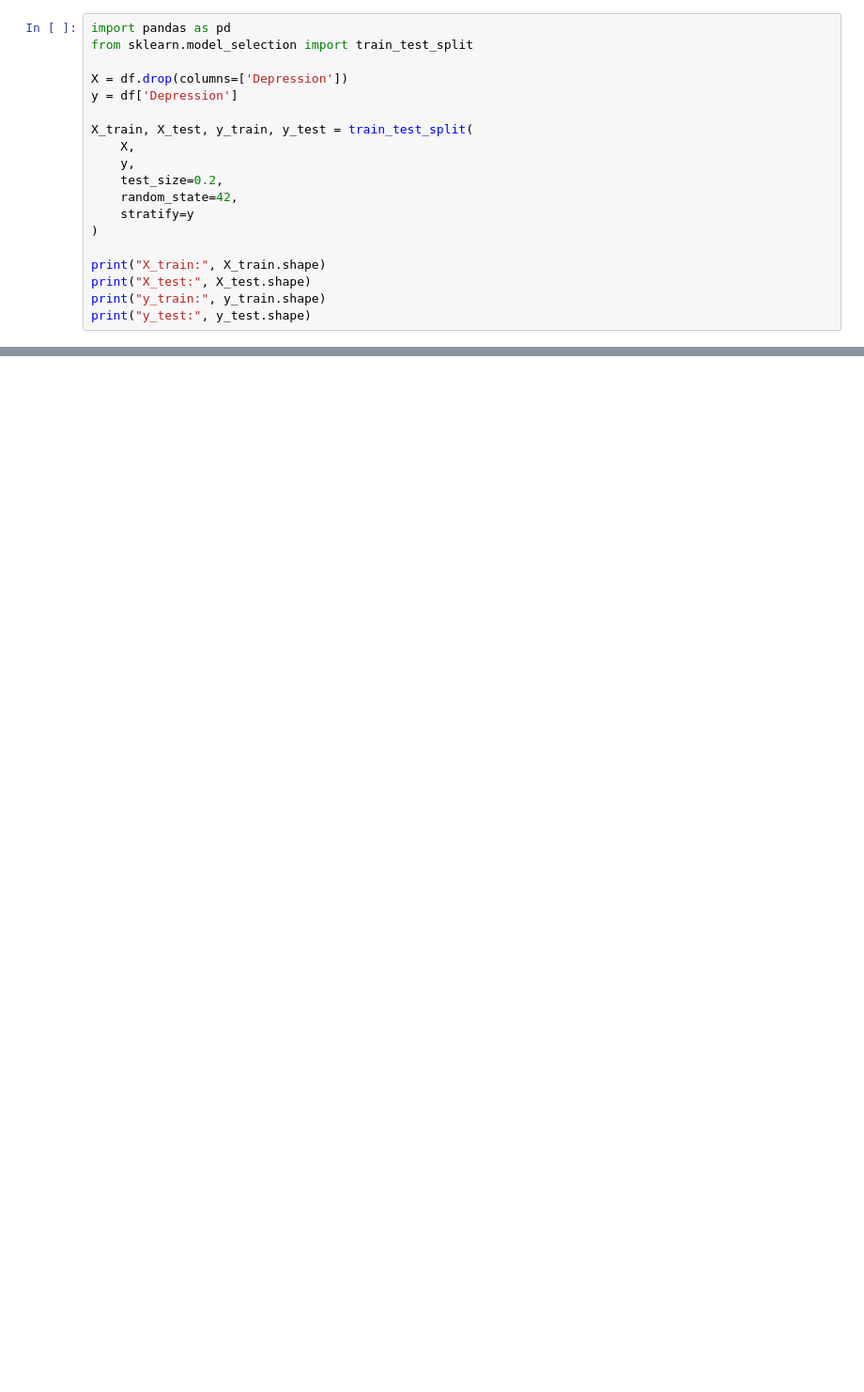
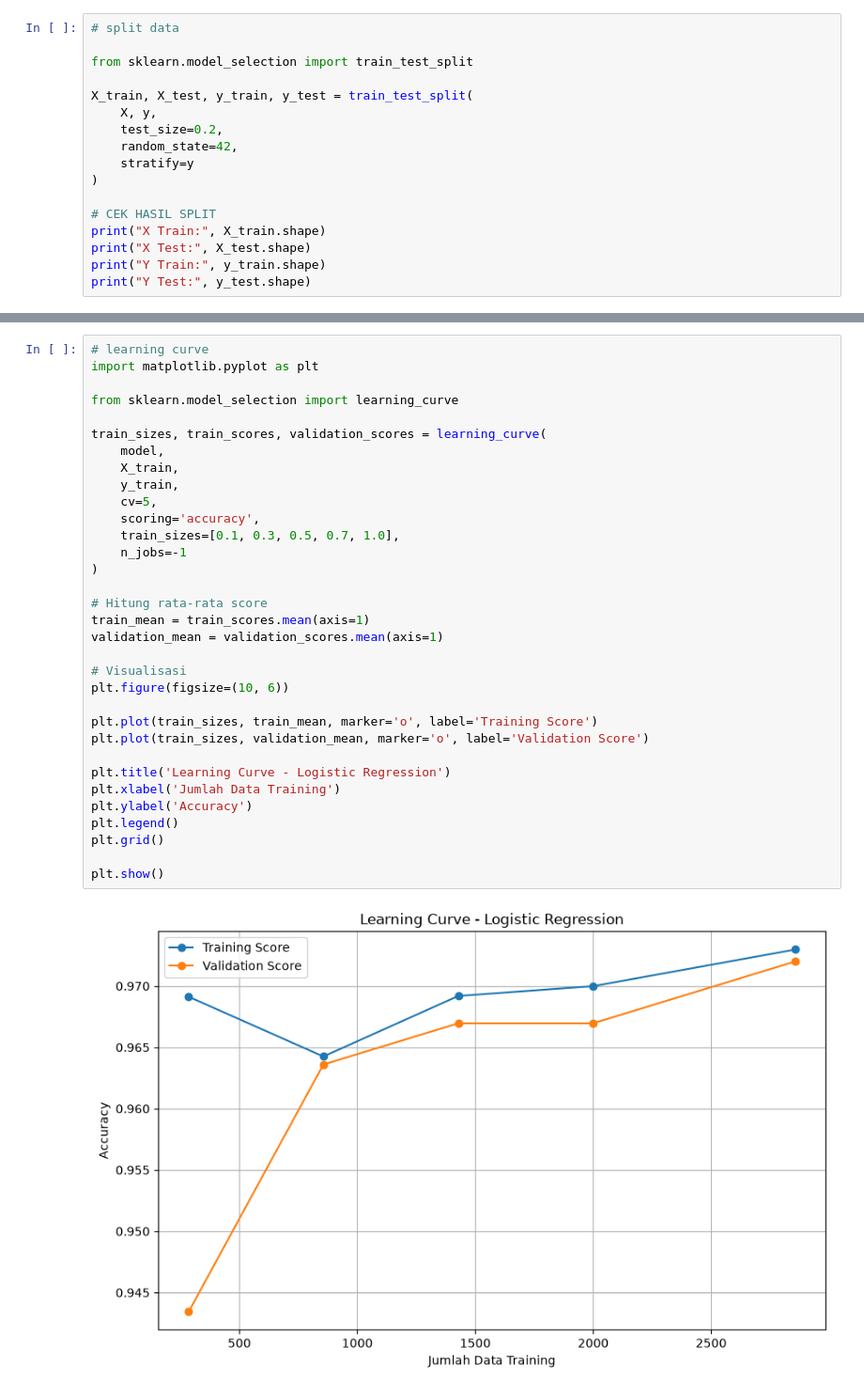
Before and after one commit to Mozzyvocca/Python-Data-Learning, a Jupyter notebook: student_depression.ipynb, the cells around one changed output, grey strips where cells are left out. Shown at 94% size. Cells and saved outputs as stored; diff of their text form; blank space fills up the shorter version.

```diff
--- a/student_depression.ipynb
+++ b/student_depression.ipynb
@@ -80,20 +181,18 @@ Cost_without_study -0.062625          0.013762  0.081900            1.000000
 # %%
-import pandas as pd
+# split data
+
 from sklearn.model_selection import train_test_split
 
-X = df.drop(columns=['Depression'])
-y = df['Depression']
-
 X_train, X_test, y_train, y_test = train_test_split(
-    X,
-    y,
+    X, y,
     test_size=0.2,
     random_state=42,
     stratify=y
 )
 
-print("X_train:", X_train.shape)
-print("X_test:", X_test.shape)
-print("y_train:", y_train.shape)
-print("y_test:", y_test.shape)
+# CEK HASIL SPLIT
+print("X Train:", X_train.shape)
+print("X Test:", X_test.shape)
+print("Y Train:", y_train.shape)
+print("Y Test:", y_test.shape)
 # %% [output]
@@ -133,0 +273,35 @@ plt.show()
+# %%
+# learning curve
+import matplotlib.pyplot as plt
+
+from sklearn.model_selection import learning_curve
+
+train_sizes, train_scores, validation_scores = learning_curve(
+    model,
+    X_train,
+    y_train,
+    cv=5,
+    scoring='accuracy',
+    train_sizes=[0.1, 0.3, 0.5, 0.7, 1.0],
+    n_jobs=-1
+)
+
+# Hitung rata-rata score
+train_mean = train_scores.mean(axis=1)
+validation_mean = validation_scores.mean(axis=1)
+
+# Visualisasi
+plt.figure(figsize=(10, 6))
+
+plt.plot(train_sizes, train_mean, marker='o', label='Training Score')
+plt.plot(train_sizes, validation_mean, marker='o', label='Validation Score')
+
+plt.title('Learning Curve - Logistic Regression')
+plt.xlabel('Jumlah Data Training')
+plt.ylabel('Accuracy')
+plt.legend()
+plt.grid()
+
+plt.show()
+# %% [output]
+[figure, added]
```
Also changed, not shown: parts of 13 cells of this notebook, 1 other file.
